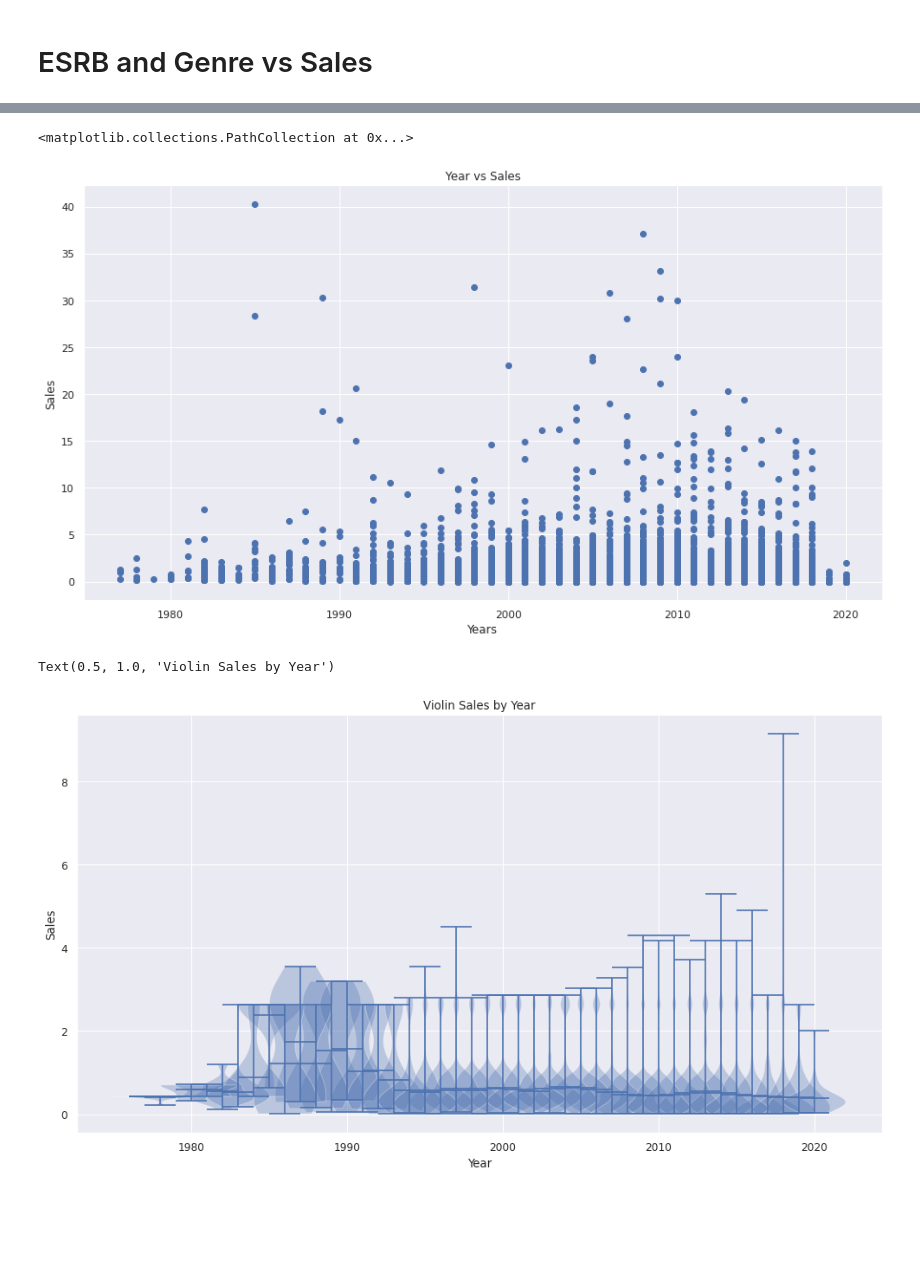
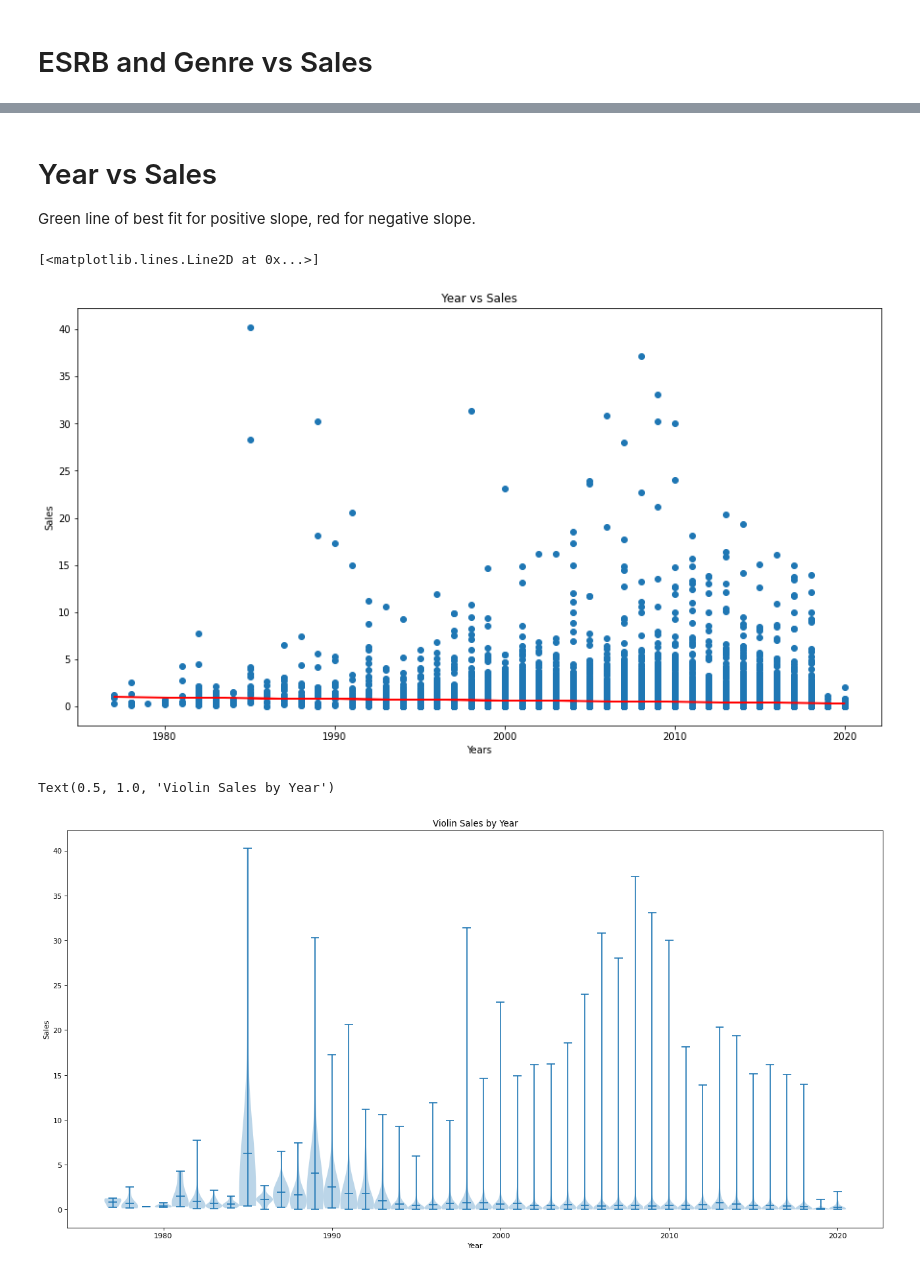
Before and after one commit to toastymcvoid/toastymcvoid.github.io, a Jupyter notebook: Final Project.ipynb, the cells around one changed output, grey strips where cells are left out. Cells and saved outputs as stored; diff of their text form; code cells hidden in the pictures; blank space fills up the shorter version.

Commit message:
genre, year, platform

```diff
--- a/Final Project.ipynb
+++ b/Final Project.ipynb
@@ -136,0 +173,3 @@ ax2.scatter(X2, Y)
+# %%
+df["Genre_Totals"] = df.groupby(["Genre"])["Total_Sales"].transform(sum)
+df.head()
@@ -137,3 +198,7 @@ ax2.scatter(X2, Y)
+# %% [markdown]
+# Year vs Sales
+
+Green line of best fit for positive slope, red for negative slope.
 # %%
 year_df = df.dropna(subset=['Year'])
 year_df = year_df[year_df.Name != 'Wii Sports']
@@ -147,21 +212,31 @@ plt.title("Year vs Sales")
 plt.xlabel("Years")
 plt.ylabel("Sales")
 plt.scatter(X, Y)
+m, b = np.polyfit(X, Y, 1)
+c = "r"
+if (m>0):
+    c = "g"
+plt.plot(X, m*X + b, color=c)
 # %% [output]
-<matplotlib.collections.PathCollection at 0x...>
+[<matplotlib.lines.Line2D at 0x...>]
-[figure, old version]
+[figure, new version]
 # %%
 year_list = year_df.Year.unique()
 violin_exp = []
 
 for i in year_list:
-    violin_exp.append(year_df[year_df['Year'] == i]['Avg_Sale'].to_numpy())
+    violin_exp.append(year_df[year_df['Year'] == i]['Total_Sales'].to_numpy())
 
-plt.figure(figsize=(15, 8), dpi=80)
-plt.violinplot(violin_exp, year_list, widths=4, showmeans=True)
+# fig, ax = plt.subplots(figsize=(20,10))
+# ax.set_title("Year vs Sales")
+# ax.set_ylim(0, 50)
+# sns.violinplot(x='Year', y='Total_Sales', data=year_df, ax=ax, scale='width')
+
+plt.figure(figsize=(20, 10), dpi=80)
+plt.violinplot(violin_exp, year_list, widths=1, showmeans=True)
 plt.xlabel("Year")
 plt.ylabel("Sales")
 plt.title("Violin Sales by Year")
 # %% [output]
 Text(0.5, 1.0, 'Violin Sales by Year')
-[figure, old version]
+[figure, new version]
```
Also changed, not shown: parts of 24 cells of this notebook.
